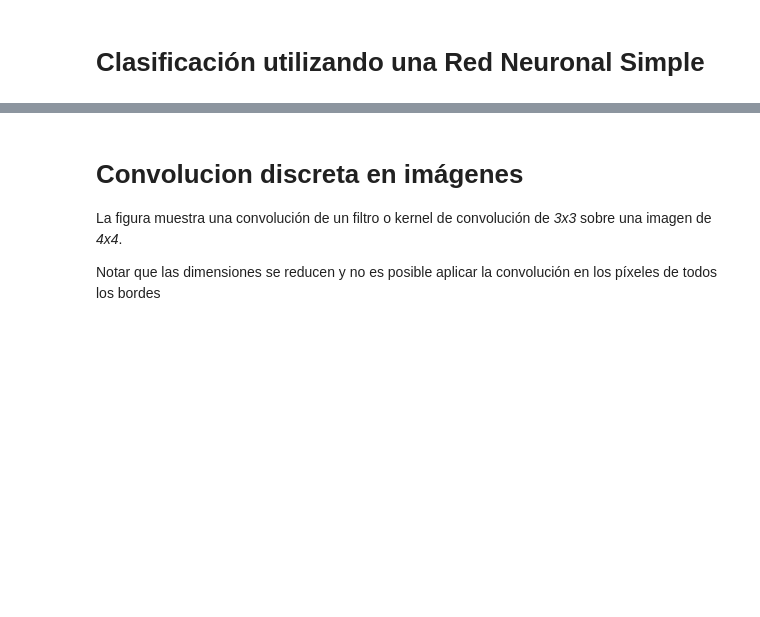
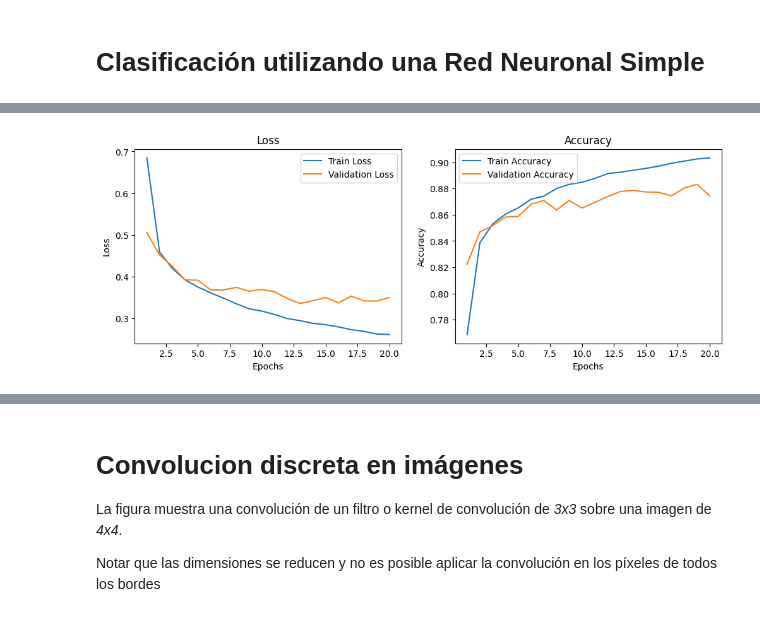
Before and after one commit to pepetonof/IC-ENC-2024, a Jupyter notebook: Tutorial-IC-NN-CNN.ipynb, the cells around one changed output, grey strips where cells are left out. Saved outputs shown, nothing was run; the diff lists cells and outputs as text; code cells hidden in the pictures; blank space fills up the shorter version.

```diff
--- a/Tutorial-IC-NN-CNN.ipynb
+++ b/Tutorial-IC-NN-CNN.ipynb
@@ -163,0 +160,4 @@ class basicNN(nn.Module):
+# %%
+#Entrenar el modelo simple
+epochs = 20
+train_losses, val_losses, train_accuracies, val_accuracies = train_model(model_nn, train_loader, val_loader, criterion, optimizer, epochs)
@@ -163,0 +185,28 @@ class basicNN(nn.Module):
+# %%
+#Graficar resultados de entrenamiento
+import matplotlib.pyplot as plt
+
+epochs_range = range(1, epochs + 1)
+plt.figure(figsize=(12, 4))
+
+# Pérdida
+plt.subplot(1, 2, 1)
+plt.plot(epochs_range, train_losses, label='Train Loss')
+plt.plot(epochs_range, val_losses, label='Validation Loss')
+plt.xlabel('Epochs')
+plt.ylabel('Loss')
+plt.legend()
+plt.title('Loss')
+
+# Precisión
+plt.subplot(1, 2, 2)
+plt.plot(epochs_range, train_accuracies, label='Train Accuracy')
+plt.plot(epochs_range, val_accuracies, label='Validation Accuracy')
+plt.xlabel('Epochs')
+plt.ylabel('Accuracy')
+plt.legend()
+plt.title('Accuracy')
+
+plt.show()
+# %% [output]
+[figure, added]
```
Also changed, not shown: parts of 31 cells of this notebook.
